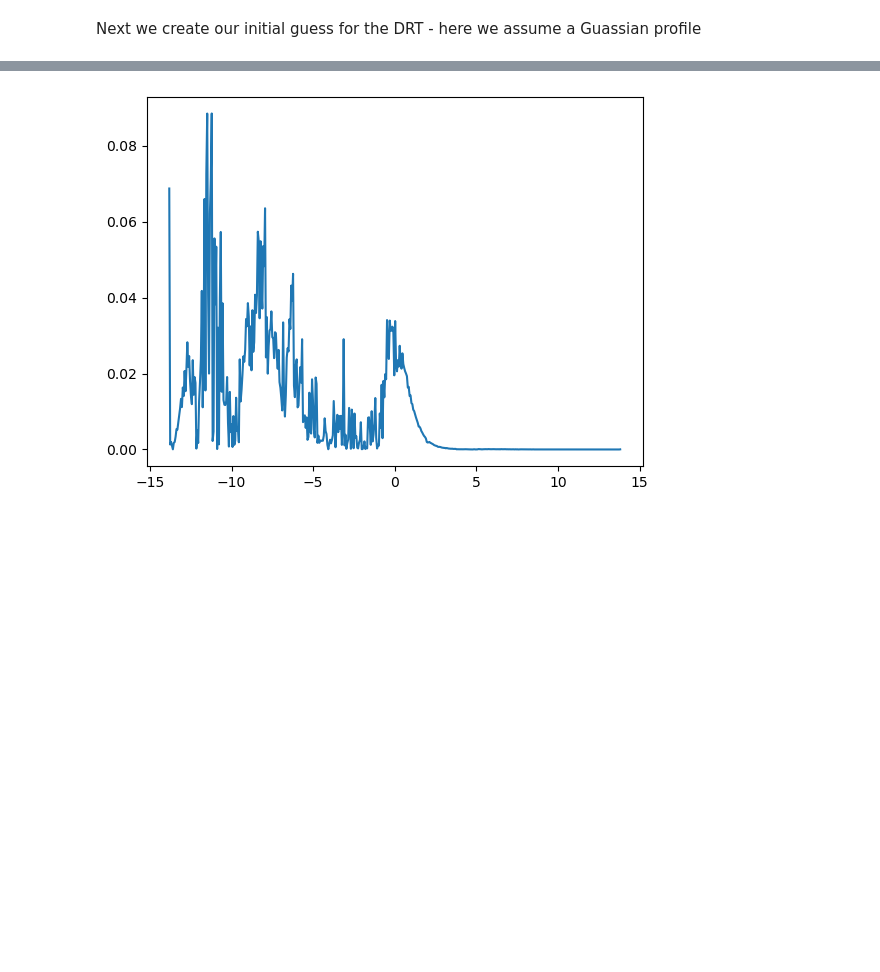
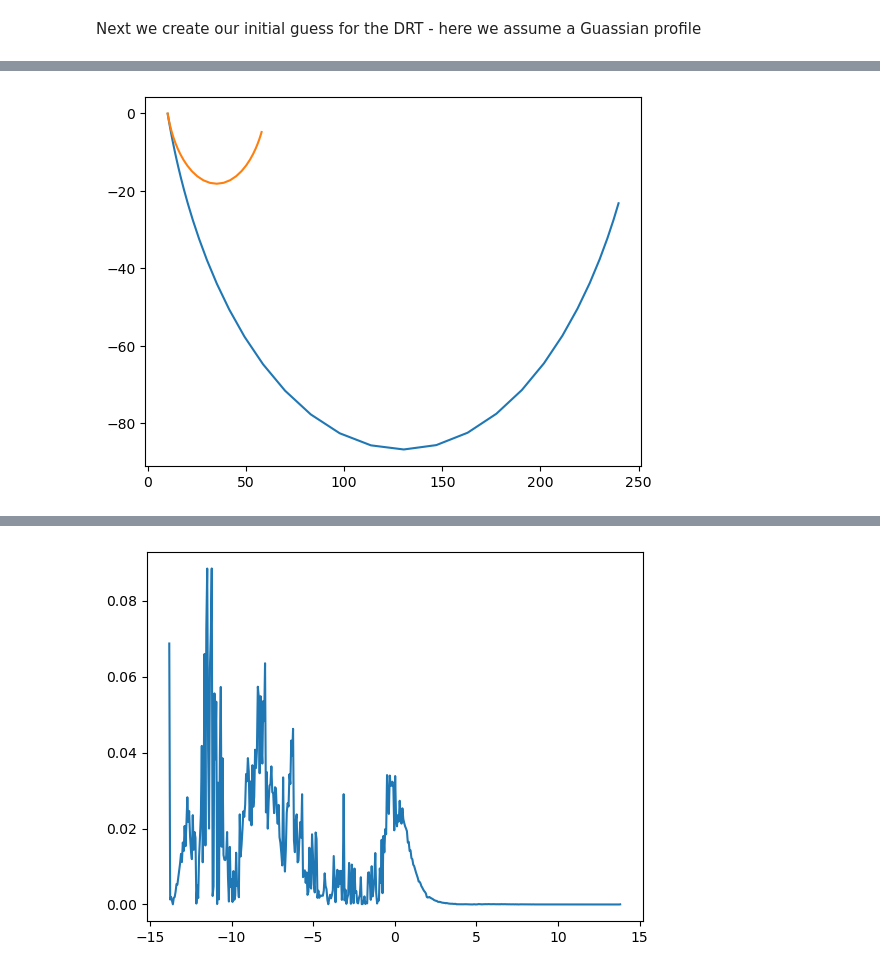
Before and after one commit to murphytarra/nanodrt, a Jupyter notebook: checks.ipynb, the cells around one changed output, grey strips where cells are left out. Cells and saved outputs as stored; diff of their text form; code cells hidden in the pictures; blank space fills up the shorter version.

```diff
--- a/checks.ipynb
+++ b/checks.ipynb
@@ -59,2 +41,2 @@ plt.plot(jnp.log(tau), gamma_guess)
 # %%
-# drt = DRT(R_inf= 10, L_0=0, gamma=gamma_guess, tau=tau)
+drt = DRT(R_inf= 10, L_0=0, gamma=gamma_guess, tau=tau)
@@ -62,0 +43,3 @@ plt.plot(jnp.log(tau), gamma_guess)
+# %%
+simulation = Simulation(drt=drt, f_vec=f, integration_method='rbf')
+simulation2 = Simulation(drt=drt, f_vec=f, integration_method='trapezoid')
@@ -63,9 +61,13 @@ plt.plot(jnp.log(tau), gamma_guess)
 # %%
-# Z_re_fake, Z_im_fake = simulation.run()
+Z_re_fake, Z_im_fake = simulation.run()
+Z_re_fake2, Z_im_fake2 = simulation2.run()
 
-# plt.plot(Z_re, Z_im)
-# plt.plot(Z_re_fake, -Z_im_fake)
-# plt.show()
+
+plt.plot((Z_re_fake), (Z_im_fake), )
+plt.plot((Z_re_fake2), (Z_im_fake2), )
+plt.show()
+# %% [output]
+[figure, added]
 # %%
 # Creating Fake Data
 # measurement = Measurement(Z_re_fake, Z_im_fake, f)
```
Also changed, not shown: parts of 6 cells of this notebook.
